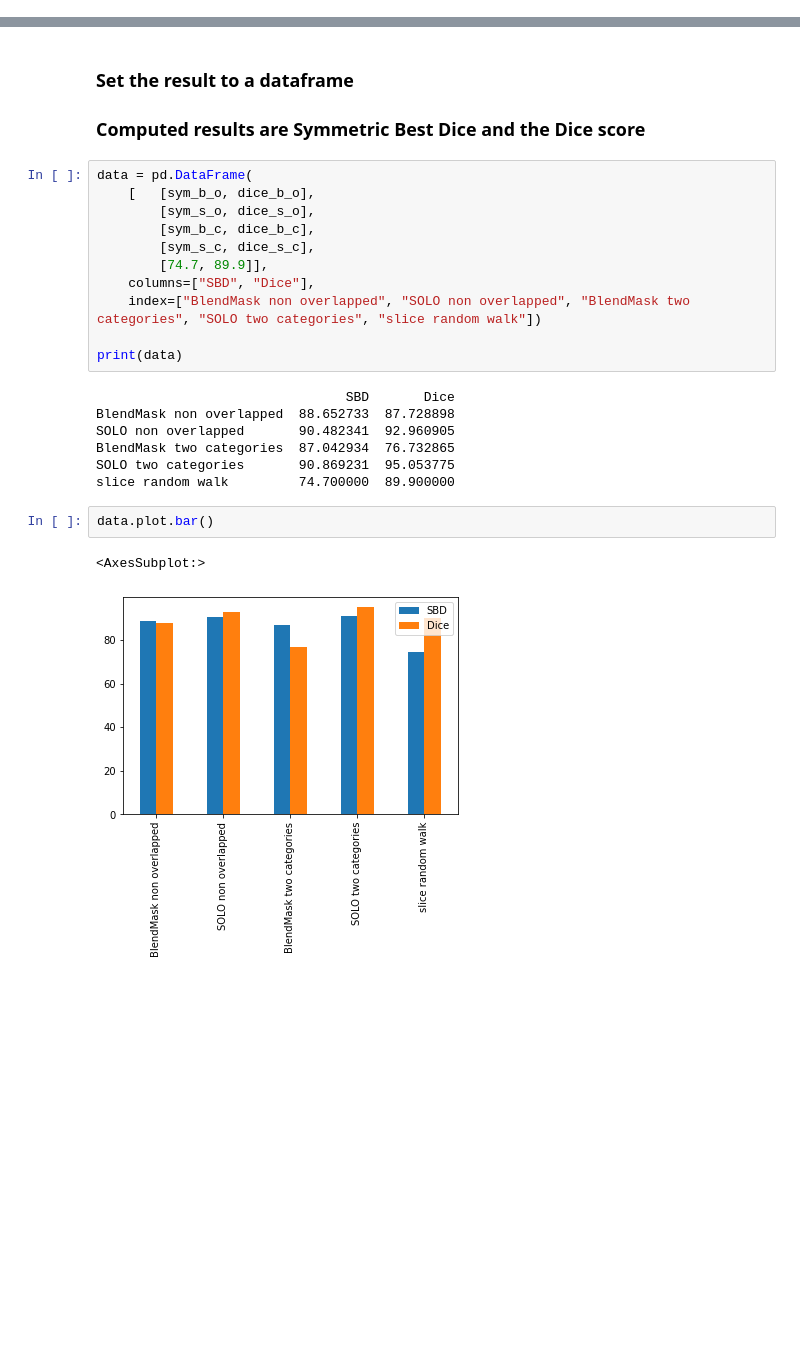
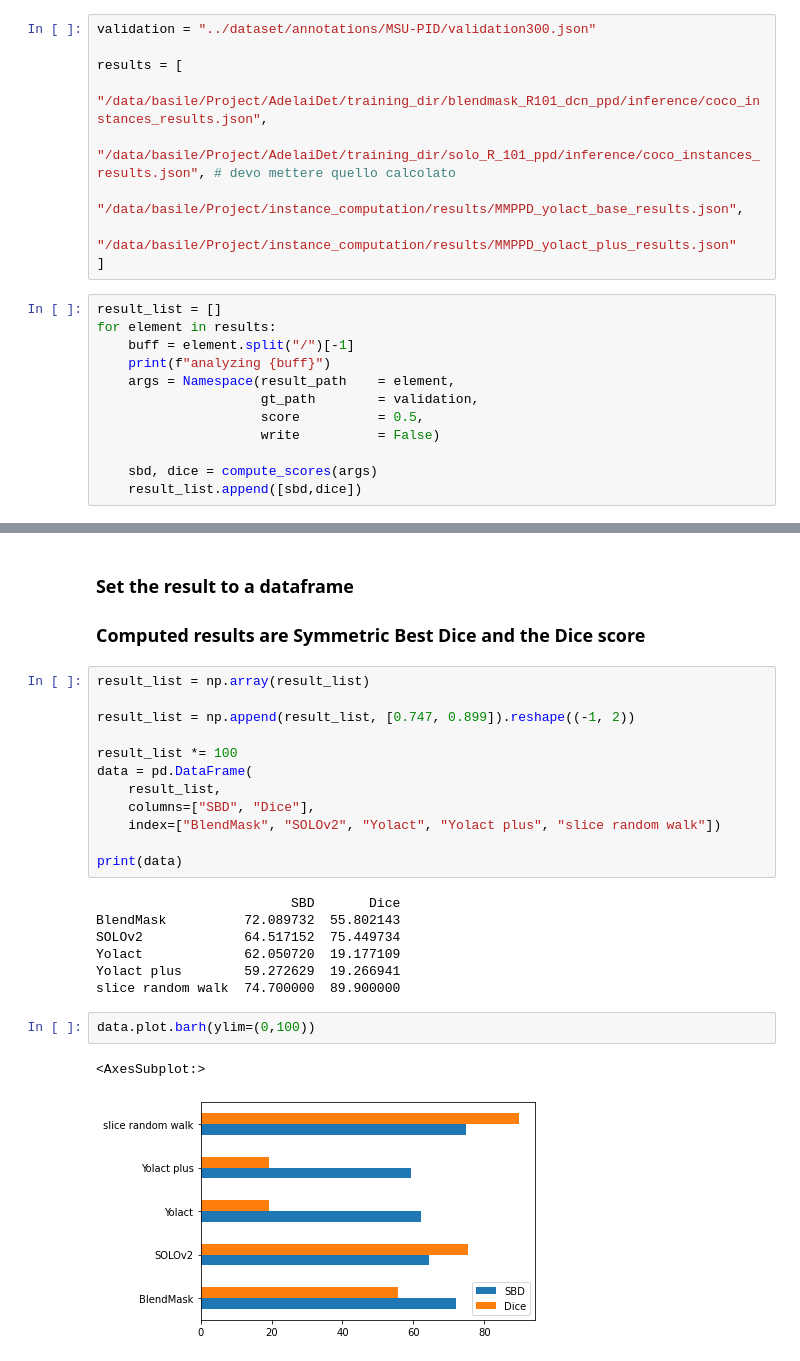
Before and after one commit to Goliaita/Tesi, a Jupyter notebook: python/instance_computation/scoring.ipynb, the cells around one changed output, grey strips where cells are left out. Drawn from its saved outputs; the diff is of its cells as text; blank space fills up the shorter version.

Commit message:
Updated instance computationù

```diff
--- a/python/instance_computation/scoring.ipynb
+++ b/python/instance_computation/scoring.ipynb
@@ -87,0 +16,21 @@ Starting computing Scores
+# %%
+validation = "../dataset/annotations/MSU-PID/validation300.json"
+
+results = [
+    "/data/basile/Project/AdelaiDet/training_dir/blendmask_R101_dcn_ppd/inference/coco_instances_results.json",
+    "/data/basile/Project/AdelaiDet/training_dir/solo_R_101_ppd/inference/coco_instances_results.json", # devo mettere quello calcolato
+    "/data/basile/Project/instance_computation/results/MMPPD_yolact_base_results.json",
+    "/data/basile/Project/instance_computation/results/MMPPD_yolact_plus_results.json"
+]
+# %%
+result_list = []
+for element in results:
+    buff = element.split("/")[-1]
+    print(f"analyzing {buff}")
+    args = Namespace(result_path    = element,
+                     gt_path        = validation,
+                     score          = 0.5,
+                     write          = False)
+
+    sbd, dice = compute_scores(args)
+    result_list.append([sbd,dice])
@@ -100,26 +89,27 @@ dice_s_c    *= 100
 ### Set the result to a dataframe
 
 ### Computed results are Symmetric Best Dice and the Dice score
-# %%
-data = pd.DataFrame(
-    [   [sym_b_o, dice_b_o],
-        [sym_s_o, dice_s_o],
-        [sym_b_c, dice_b_c],
-        [sym_s_c, dice_s_c],
-        [74.7, 89.9]],
-    columns=["SBD", "Dice"],
-    index=["BlendMask non overlapped", "SOLO non overlapped", "BlendMask two categories", "SOLO two categories", "slice random walk"])
-
-print(data)
-# %% [output]
-                                SBD       Dice
-BlendMask non overlapped  88.652733  87.728898
-SOLO non overlapped       90.482341  92.960905
-BlendMask two categories  87.042934  76.732865
-SOLO two categories       90.869231  95.053775
-slice random walk         74.700000  89.900000
-# %%
-data.plot.bar()
-# %% [output]
-<AxesSubplot:>
-[figure, removed]
+# %%
+result_list = np.array(result_list)
+
+result_list = np.append(result_list, [0.747, 0.899]).reshape((-1, 2))
+
+result_list *= 100
+data = pd.DataFrame(
+    result_list,
+    columns=["SBD", "Dice"],
+    index=["BlendMask", "SOLOv2", "Yolact", "Yolact plus", "slice random walk"])
+
+print(data)
+# %% [output]
+                         SBD       Dice
+BlendMask          72.089732  55.802143
+SOLOv2             64.517152  75.449734
+Yolact             62.050720  19.177109
+Yolact plus        59.272629  19.266941
+slice random walk  74.700000  89.900000
+# %%
+data.plot.barh(ylim=(0,100))
+# %% [output]
+<AxesSubplot:>
+[figure, added]
```
Also changed, not shown: parts of 11 cells of this notebook, 8 other files.
